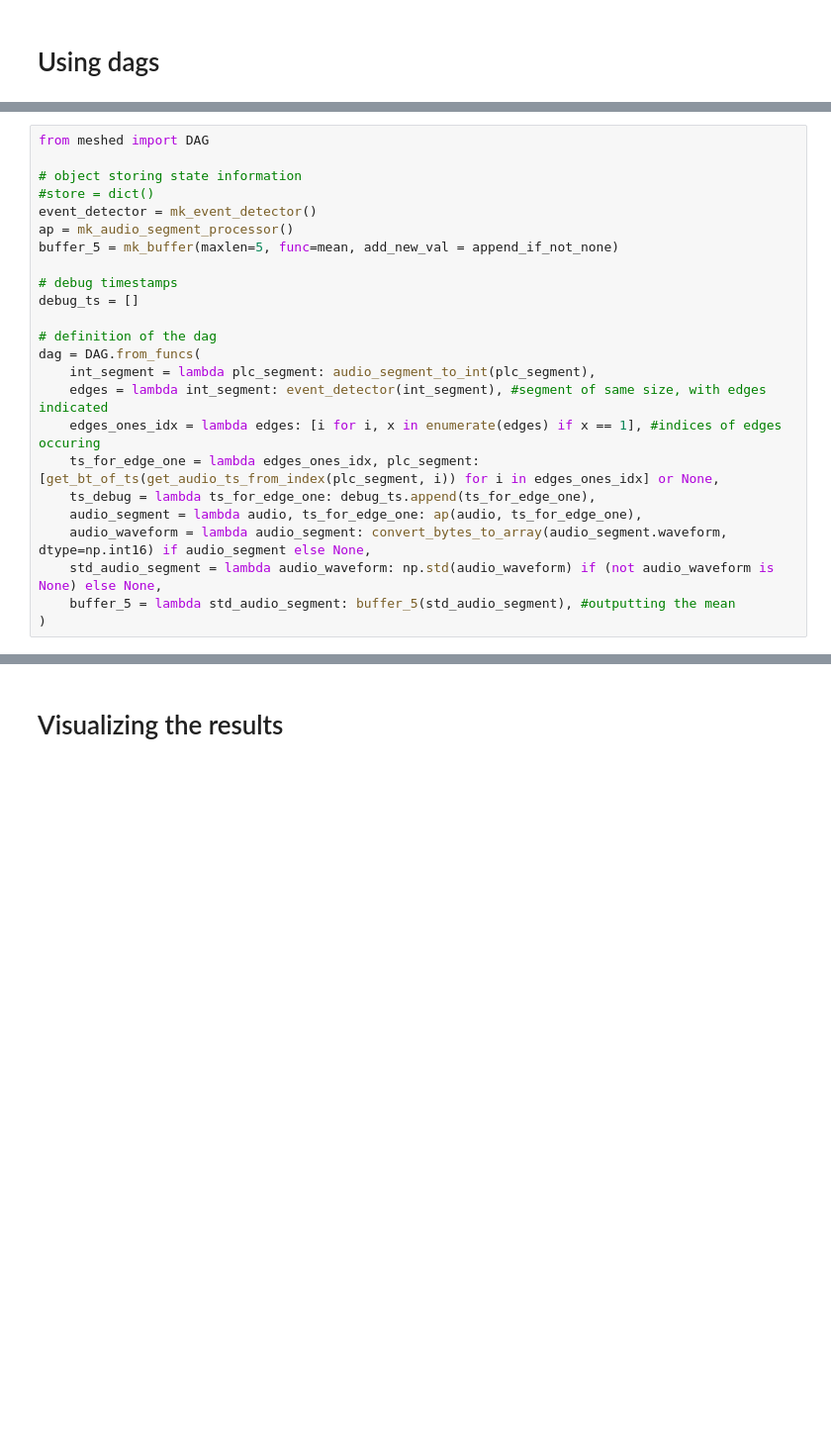
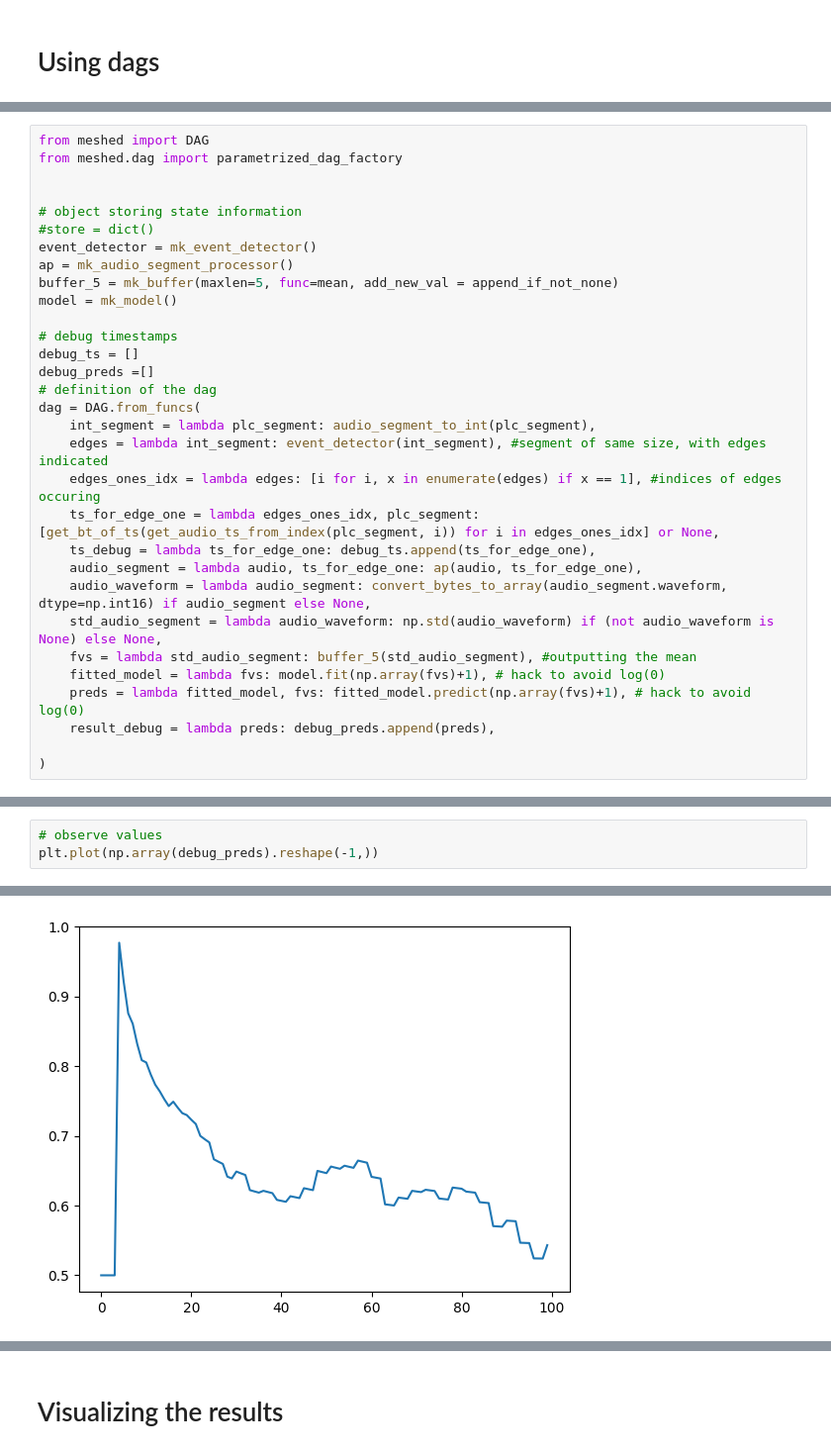
Before and after one commit to thorwhalen/plunk, a Jupyter notebook: plunk/sb/slabsiter_experiments/dags_version/notebook_dpp_stamping_dags.ipynb, the cells around one changed output, grey strips where cells are left out. Shown at 99% size. Saved outputs shown, nothing was run; the diff lists cells and outputs as text; blank space fills up the shorter version.

```diff
--- a/plunk/sb/slabsiter_experiments/dags_version/notebook_dpp_stamping_dags.ipynb
+++ b/plunk/sb/slabsiter_experiments/dags_version/notebook_dpp_stamping_dags.ipynb
@@ -387,15 +377,18 @@ TAudioSegment = TypeVar("TAudioSegment", bound="AudioSegment")
 # %%
 from meshed import DAG
+from meshed.dag import parametrized_dag_factory
+
 
 # object storing state information
 #store = dict()
 event_detector = mk_event_detector()
 ap = mk_audio_segment_processor()
 buffer_5 = mk_buffer(maxlen=5, func=mean, add_new_val = append_if_not_none)
+model = mk_model()
 
 # debug timestamps
 debug_ts = []
-
+debug_preds =[]
 # definition of the dag
 dag = DAG.from_funcs(
     int_segment = lambda plc_segment: audio_segment_to_int(plc_segment),
@@ -406,5 +399,9 @@ dag = DAG.from_funcs(
     audio_segment = lambda audio, ts_for_edge_one: ap(audio, ts_for_edge_one),
     audio_waveform = lambda audio_segment: convert_bytes_to_array(audio_segment.waveform, dtype=np.int16) if audio_segment else None,
     std_audio_segment = lambda audio_waveform: np.std(audio_waveform) if (not audio_waveform is None) else None,
-    buffer_5 = lambda std_audio_segment: buffer_5(std_audio_segment), #outputting the mean
+    fvs = lambda std_audio_segment: buffer_5(std_audio_segment), #outputting the mean
+    fitted_model = lambda fvs: model.fit(np.array(fvs)+1), # hack to avoid log(0)
+    preds = lambda fitted_model, fvs: fitted_model.predict(np.array(fvs)+1), # hack to avoid log(0)
+    result_debug = lambda preds: debug_preds.append(preds),
+
 )
@@ -457,0 +442,4 @@ for _ in range(DFLT_NUM_SEGMENTS):
+# %%
+# observe values
+plt.plot(np.array(debug_preds).reshape(-1,))
+# %% [output]
@@ -457,0 +447 @@ for _ in range(DFLT_NUM_SEGMENTS):
+[figure, added]
```
Also changed, not shown: parts of 44 cells of this notebook.
